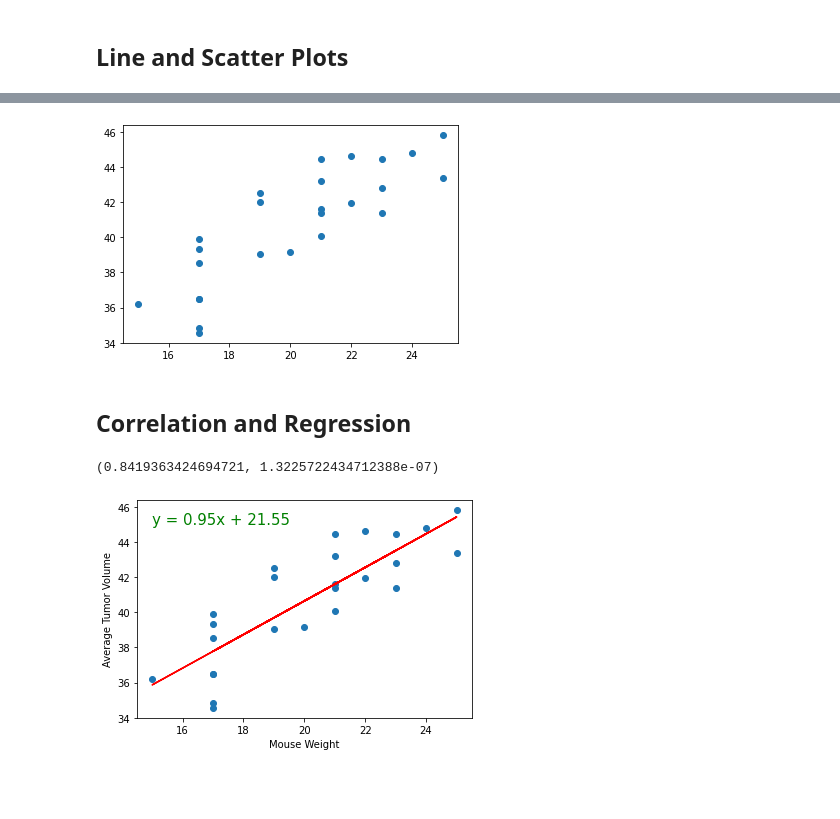
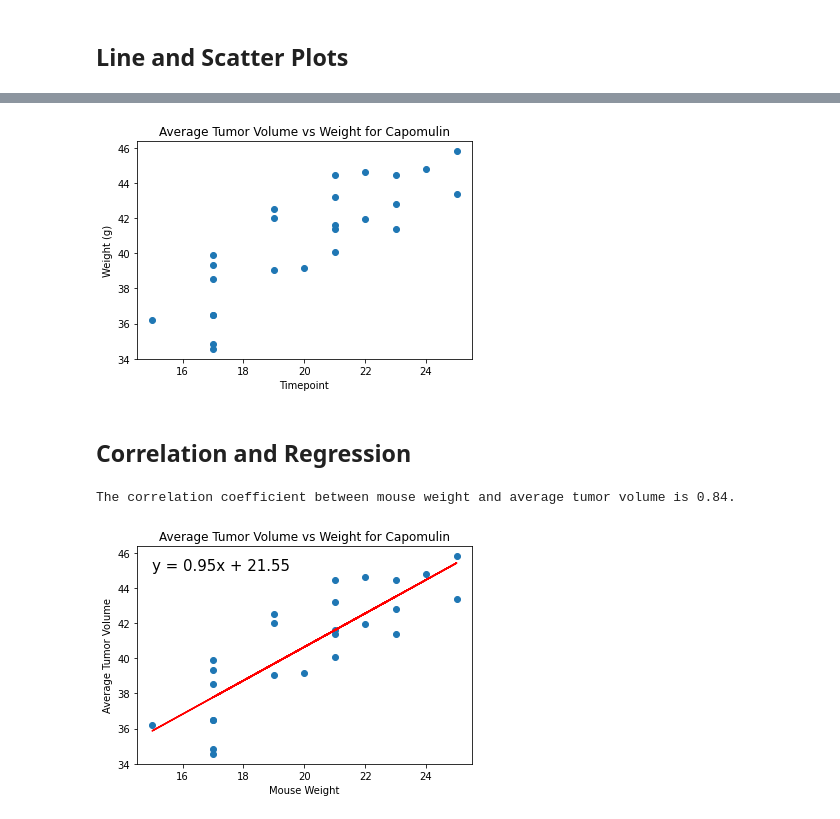
Before and after one commit to quettamar/Matplotlib-Challenge, a Jupyter notebook: Pymaceuticals/pymaceuticals_starter.ipynb, the cells around one changed output, grey strips where cells are left out. Saved outputs shown, nothing was run; the diff lists cells and outputs as text; code cells hidden in the pictures; blank space fills up the shorter version.

```diff
--- a/Pymaceuticals/pymaceuticals_starter.ipynb
+++ b/Pymaceuticals/pymaceuticals_starter.ipynb
@@ -339,30 +326,32 @@ plt.show()
 # %%
 # Generate a scatter plot of average tumor volume vs. mouse weight for the Capomulin regimen
 avg_tumor = capo_data.groupby("Mouse ID")
 avg_tumor_vol = avg_tumor["Tumor Volume (mm3)"].mean()
 weight = capo_data.groupby("Mouse ID")
 mouse_weight = weight["Weight (g)"].max()
 plt.scatter(mouse_weight, avg_tumor_vol)
+plt.title("Average Tumor Volume vs Weight for Capomulin")
+plt.xlabel("Timepoint")
+plt.ylabel("Weight (g)")
 plt.show()
 # %% [output]
-[figure, old version]
+[figure, new version]
 # %% [markdown]
 ## Correlation and Regression
 # %%
 # Calculate the correlation coefficient and linear regression model
 # for mouse weight and average tumor volume for the Capomulin regimen
-#correlation coefficient is 0.84
-correlation = st.pearsonr(mouse_weight, avg_tumor_vol)
-print(correlation)
+print(f"The correlation coefficient between mouse weight and average tumor volume is {round(st.pearsonr(mouse_weight, avg_tumor_vol)[0],2)}.")
 (slope, intercept, rvalue, pvalue, stderr) = linregress(mouse_weight, avg_tumor_vol)
 regress_values = mouse_weight * slope + intercept
 line_eq = "y = " + str(round(slope,2)) + "x + " + str(round(intercept,2))
 plt.scatter(mouse_weight, avg_tumor_vol)
 plt.plot(mouse_weight, regress_values, "r-")
-plt.annotate(line_eq,(15,45),fontsize=15,color="green")
+plt.annotate(line_eq,(15,45),fontsize=15,color="black")
 plt.xlabel('Mouse Weight')
 plt.ylabel('Average Tumor Volume')
+plt.title("Average Tumor Volume vs Weight for Capomulin")
 plt.show()
 # %% [output]
-(0.8419363424694721, 1.3225722434712388e-07)
+The correlation coefficient between mouse weight and average tumor volume is 0.84.
-[figure, old version]
+[figure, new version]
```
Also changed, not shown: parts of 10 cells of this notebook, 3 other files.
